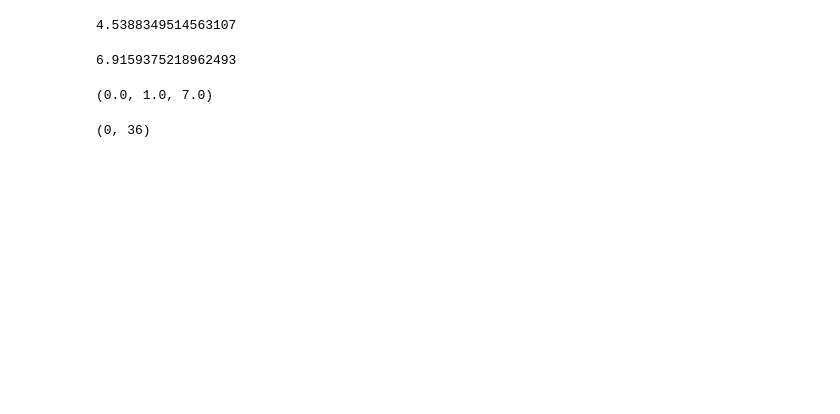
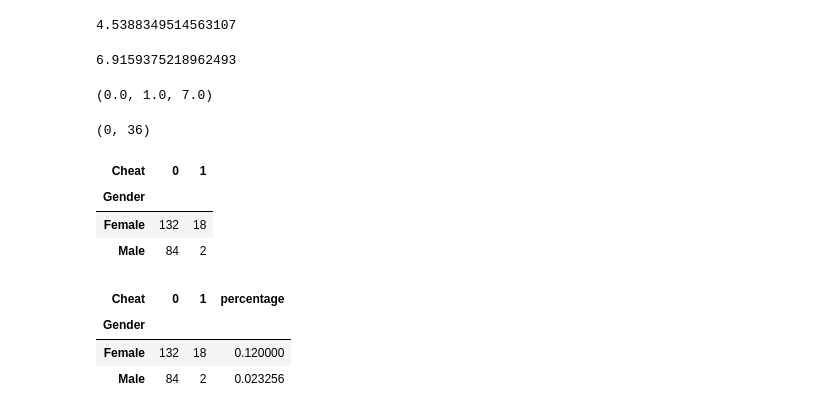
Before and after one commit to wonderui/ProbStat, a Jupyter notebook: 1_EDA_Examining_Distributions/exam.ipynb, the cells around one changed output. Drawn from its saved outputs; the diff is of its cells as text; code cells hidden in the pictures; blank space fills up the shorter version.

```diff
--- a/1_EDA_Examining_Distributions/exam.ipynb
+++ b/1_EDA_Examining_Distributions/exam.ipynb
@@ -73,3 +89,19 @@ alcohol['Alcohol'].quantile(q = 0.25), alcohol['Alcohol'].quantile(q = 0.5), alc
 alcohol['Alcohol'].min(), alcohol['Alcohol'].max()
 # %% [output]
 (0, 36)
+# %%
+cheat = data.pivot_table(index = 'Gender', columns = 'Cheat', aggfunc = 'size')
+cheat
+# %% [output]
+| Cheat | 0 | 1 |
+| Gender |  |  |
+| Female | 132 | 18 |
+| Male | 84 | 2 |
+# %%
+cheat['percentage'] = cheat[1] / (cheat[0] + cheat[1])
+cheat
+# %% [output]
+| Cheat | 0 | 1 | percentage |
+| Gender |  |  |  |
+| Female | 132 | 18 | 0.120000 |
+| Male | 84 | 2 | 0.023256 |
```
Also changed, not shown: parts of 1 cell of this notebook.
